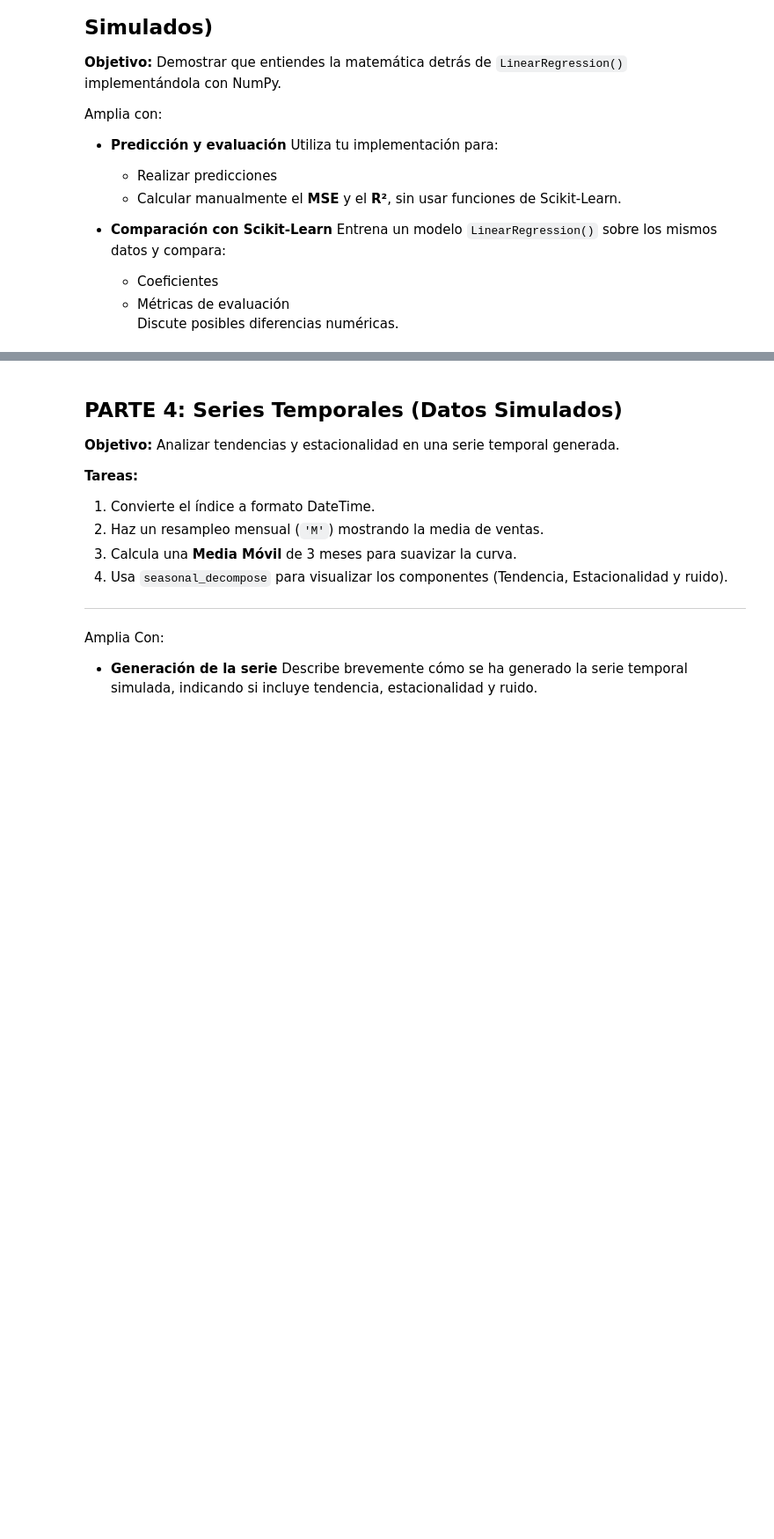
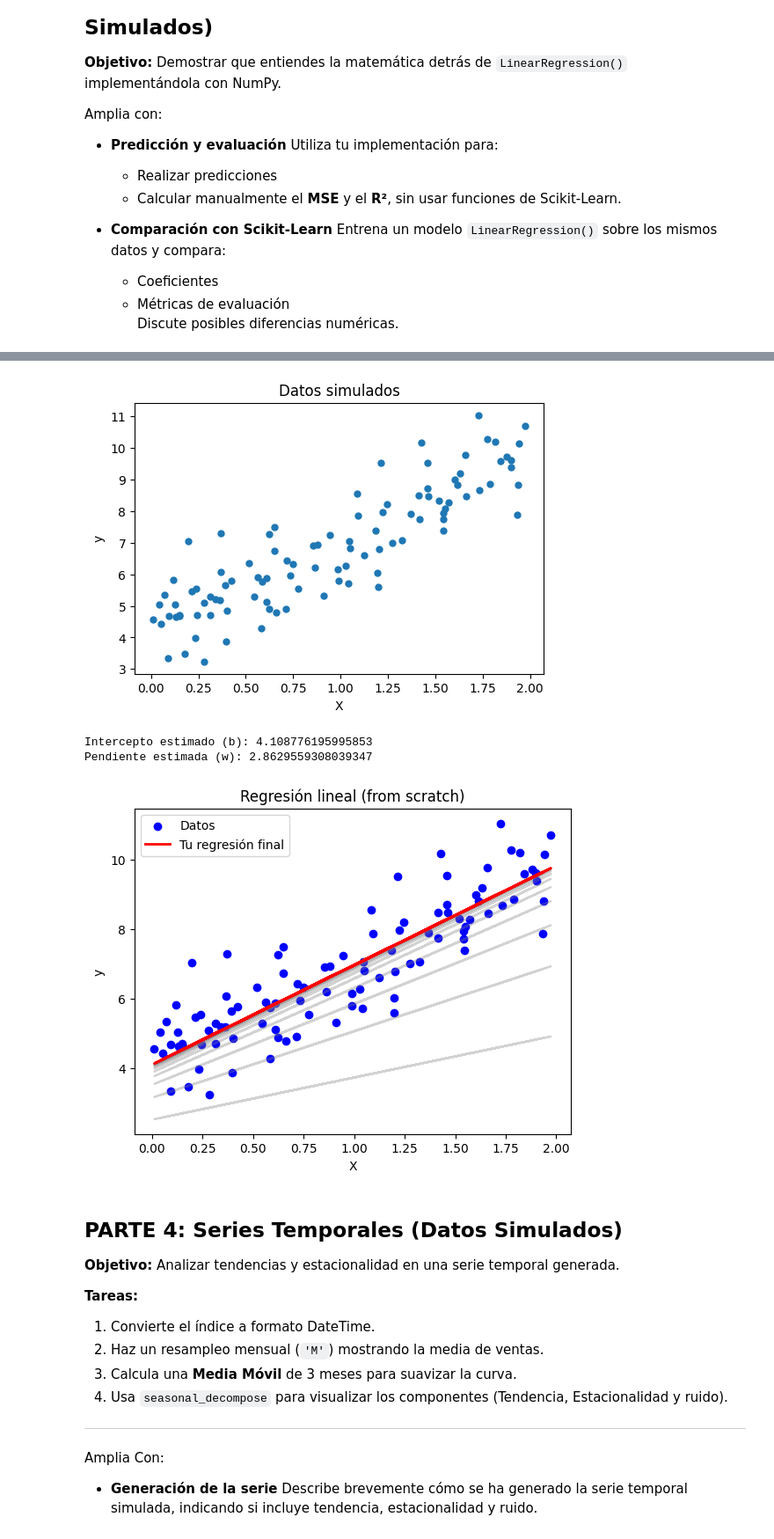
Before and after one commit to Jorge-Vilavella/ProyectoEstadistica, a Jupyter notebook: PracticaEstadistica__Vilavella_Cano_Jorge_.ipynb, the cells around one changed output, grey strips where cells are left out. Shown at 88% size. Cells and saved outputs as stored; diff of their text form; code cells hidden in the pictures; blank space fills up the shorter version.

```diff
--- a/PracticaEstadistica__Vilavella_Cano_Jorge_.ipynb
+++ b/PracticaEstadistica__Vilavella_Cano_Jorge_.ipynb
@@ -564,3 +643,78 @@ Pendiente estimada: 2.865830228239851
+# %%
+'''
+Este código que esta a continuación es simplemente la base
+que he usado para poder entender paso a paso como funciona y
+como se van mostrando los datos en la regresión lineal.
+'''
+import numpy as np
+import matplotlib.pyplot as plt
+
+# --- NO TOCAR: GENERACIÓN DE DATOS ---
+np.random.seed(42)
+X_mock = 2 * np.random.rand(100, 1)
+y_mock = 4 + 3 * X_mock + np.random.randn(100, 1)
+# -----------------------------------
+plt.figure(figsize=(6,4))
+plt.scatter(X_mock, y_mock, s=25)
+plt.title("Datos simulados")
+plt.xlabel("X")
+plt.ylabel("y")
+plt.show()
+
+
+def evolve_linear_regression(X, y, iteraciones=16, eta=0.1):
+    """
+    Ajusta y = b + w·X usando descenso por gradiente (from scratch).
+    Devuelve b (intercepto) y w (pendiente).
+    """
+    # Inicialización aleatoria
+    w = np.random.randn()
+    b = np.random.randn()
+
+    m = len(X)
+
+    for i in range(iteraciones):
+        # 1) PREDICCIÓN: lo que dice la recta para cada X
+        y_pred = b + w * X   # (m,1)
+
+        # 2) ERROR: diferencia entre predicción y realidad
+        error = y_pred - y   # (m,1)
+
+        # 3) GRADIENTES: cuánto debo corregir w y b
+        dw = (2/m) * np.sum(error * X)
+        db = (2/m) * np.sum(error)
+
+        # 4) ACTUALIZACIÓN: ajusto w y b un poquito
+        w = w - eta * dw
+        b = b - eta * db
+
+        # 5) DIBUJO: recta de cada iteración (gris)
+        plt.plot(X, b + w * X, color="gray", alpha=0.35)
+
+    return b, w
+    plt.figure(figsize=(7,5))
+
+b, w = evolve_linear_regression(X_mock, y_mock, iteraciones=16, eta=0.1)
+
+print(f"Intercepto estimado (b): {b}")
+print(f"Pendiente estimada (w): {w}")
+
+# Datos
+plt.scatter(X_mock, y_mock, color="blue", label="Datos")
+
+# Recta final (roja)
+plt.plot(X_mock, b + w * X_mock, color="red", linewidth=2, label="Tu regresión final")
+
+plt.title("Regresión lineal (from scratch)")
+plt.xlabel("X")
+plt.ylabel("y")
+plt.legend()
+plt.show()
+# %% [output]
+[figure, added]
+Intercepto estimado (b): 4.108776195995853
+Pendiente estimada (w): 2.8629559308039347
+[figure, added]
 # %% [markdown]
 ## PARTE 4: Series Temporales (Datos Simulados)
 
```
Also changed, not shown: parts of 8 cells of this notebook.
